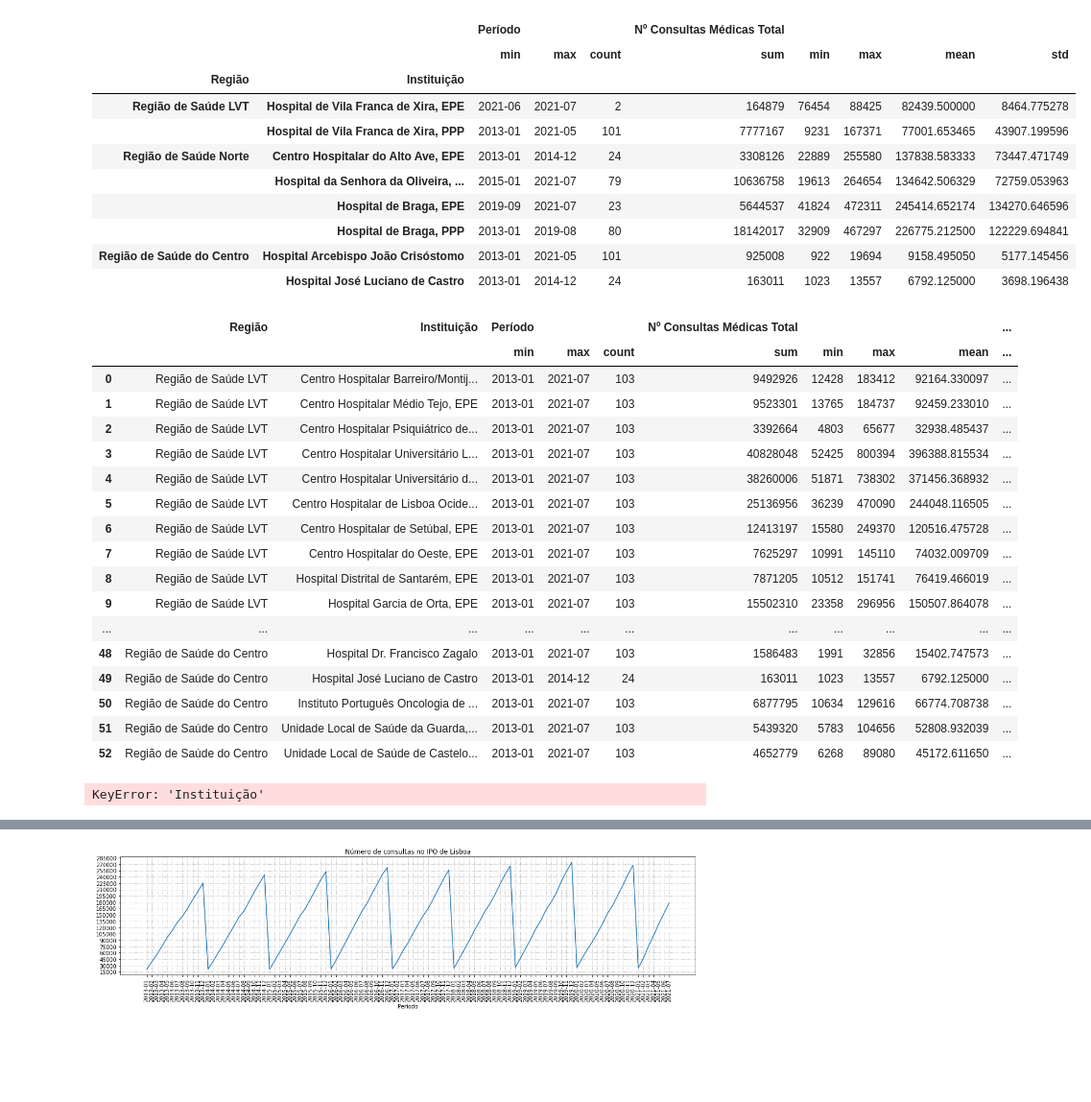
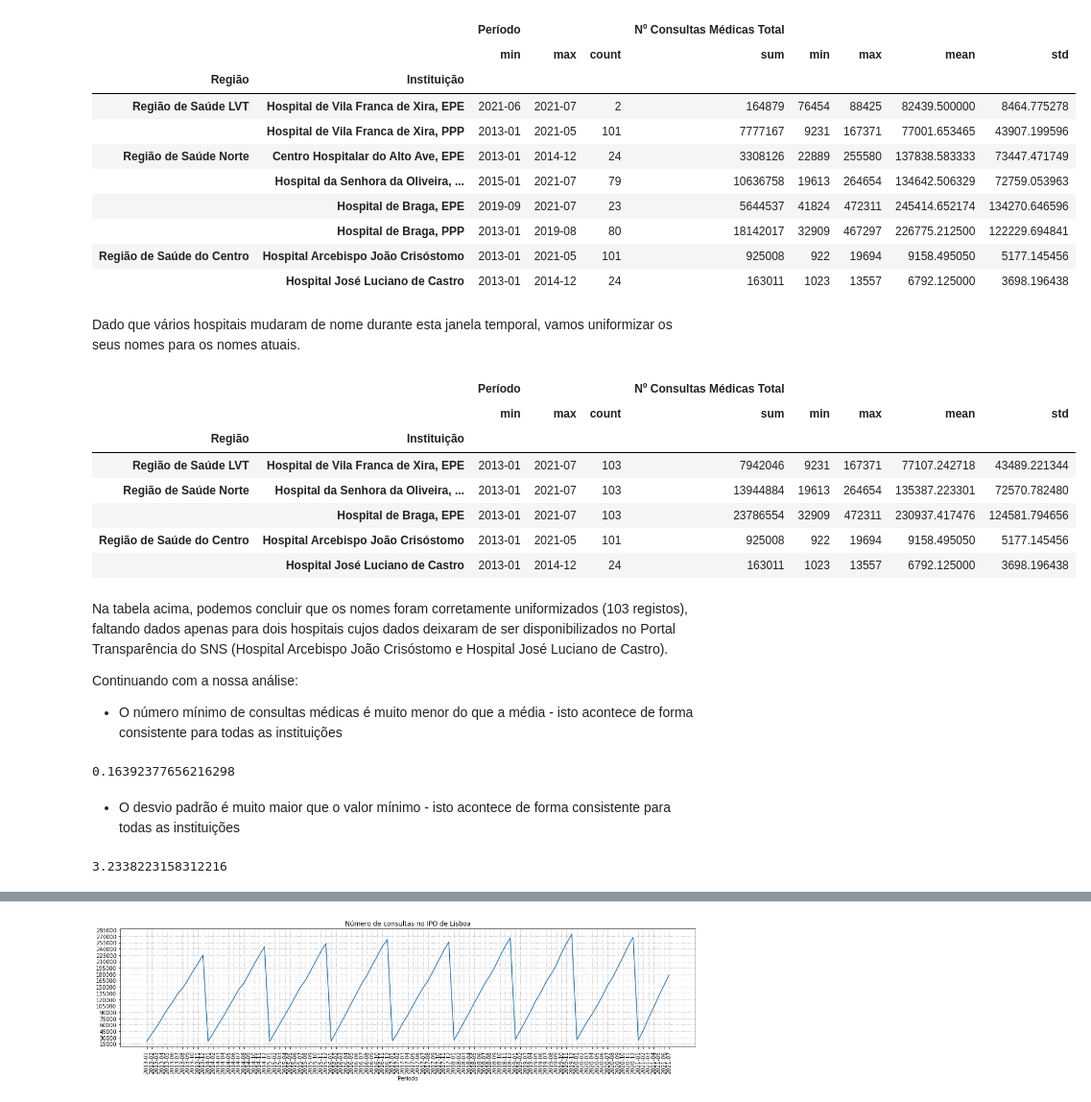
Before and after one commit to zevarela/dssg, a Jupyter notebook: Tutorial_DSSG_2021-06.ipynb, the cells around one changed output, grey strips where cells are left out. Shown at 96% size. Cells and saved outputs as stored; diff of their text form; code cells hidden in the pictures; blank space fills up the shorter version.

```diff
--- a/Tutorial_DSSG_2021-06.ipynb
+++ b/Tutorial_DSSG_2021-06.ipynb
@@ -159,35 +159,53 @@ df_grouped[df_grouped.loc[:, ('Período', 'count')] != 103]
 |  | Hospital de Braga, PPP | 2013-01 | 2019-08 | 80 | 18142017 | 32909 | 467297 | 226775.212500 | 122229.694841 |
 | Região de Saúde do Centro | Hospital Arcebispo João Crisóstomo | 2013-01 | 2021-05 | 101 | 925008 | 922 | 19694 | 9158.495050 | 5177.145456 |
 |  | Hospital José Luciano de Castro | 2013-01 | 2014-12 | 24 | 163011 | 1023 | 13557 | 6792.125000 | 3698.196438 |
-# %%
-df_grouped = df_grouped.reset_index(drop=False)
-# %% [output]
-|  | Região | Instituição | Período |  |  | Nº Consultas Médicas Total |  |  |  | ... |
-|  |  |  | min | max | count | sum | min | max | mean | ... |
-| 0 | Região de Saúde LVT | Centro Hospitalar Barreiro/Montij... | 2013-01 | 2021-07 | 103 | 9492926 | 12428 | 183412 | 92164.330097 | ... |
-| 1 | Região de Saúde LVT | Centro Hospitalar Médio Tejo, EPE | 2013-01 | 2021-07 | 103 | 9523301 | 13765 | 184737 | 92459.233010 | ... |
-| 2 | Região de Saúde LVT | Centro Hospitalar Psiquiátrico de... | 2013-01 | 2021-07 | 103 | 3392664 | 4803 | 65677 | 32938.485437 | ... |
-| 3 | Região de Saúde LVT | Centro Hospitalar Universitário L... | 2013-01 | 2021-07 | 103 | 40828048 | 52425 | 800394 | 396388.815534 | ... |
-| 4 | Região de Saúde LVT | Centro Hospitalar Universitário d... | 2013-01 | 2021-07 | 103 | 38260006 | 51871 | 738302 | 371456.368932 | ... |
-| 5 | Região de Saúde LVT | Centro Hospitalar de Lisboa Ocide... | 2013-01 | 2021-07 | 103 | 25136956 | 36239 | 470090 | 244048.116505 | ... |
-| 6 | Região de Saúde LVT | Centro Hospitalar de Setúbal, EPE | 2013-01 | 2021-07 | 103 | 12413197 | 15580 | 249370 | 120516.475728 | ... |
-| 7 | Região de Saúde LVT | Centro Hospitalar do Oeste, EPE | 2013-01 | 2021-07 | 103 | 7625297 | 10991 | 145110 | 74032.009709 | ... |
-| 8 | Região de Saúde LVT | Hospital Distrital de Santarém, EPE | 2013-01 | 2021-07 | 103 | 7871205 | 10512 | 151741 | 76419.466019 | ... |
-| 9 | Região de Saúde LVT | Hospital Garcia de Orta, EPE | 2013-01 | 2021-07 | 103 | 15502310 | 23358 | 296956 | 150507.864078 | ... |
-| ... | ... | ... | ... | ... | ... | ... | ... | ... | ... | ... |
-| 48 | Região de Saúde do Centro | Hospital Dr. Francisco Zagalo | 2013-01 | 2021-07 | 103 | 1586483 | 1991 | 32856 | 15402.747573 | ... |
-| 49 | Região de Saúde do Centro | Hospital José Luciano de Castro | 2013-01 | 2014-12 | 24 | 163011 | 1023 | 13557 | 6792.125000 | ... |
-| 50 | Região de Saúde do Centro | Instituto Português Oncologia de ... | 2013-01 | 2021-07 | 103 | 6877795 | 10634 | 129616 | 66774.708738 | ... |
-| 51 | Região de Saúde do Centro | Unidade Local de Saúde da Guarda,... | 2013-01 | 2021-07 | 103 | 5439320 | 5783 | 104656 | 52808.932039 | ... |
-| 52 | Região de Saúde do Centro | Unidade Local de Saúde de Castelo... | 2013-01 | 2021-07 | 103 | 4652779 | 6268 | 89080 | 45172.611650 | ... |
-# %%
-old_name_map = {
-    "Hospital de Vila Franca de Xira, PPP": "Hospital de Vila Franca de Xira, EPE",
-    "Centro Hospitalar do Alto Ave, EPE": "Hospital da Senhora da Oliveira, Guimarães, EPE",
-    "Hospital de Braga, PPP": "Hospital de Braga, EPE"
-}
-
-df_grouped["x"] = df_grouped["Instituição"].applymap(old_name_map)
-# %% [output]
-KeyError: 'Instituição'
+# %% [markdown]
+Dado que vários hospitais mudaram de nome durante esta janela temporal, vamos uniformizar os seus nomes para os nomes atuais.
+# %%
+old_name_map = {i:i for i in df_hosp["Instituição"].unique()}
+
+old_name_map.update({
+    "Hospital de Vila Franca de Xira, PPP": "Hospital de Vila Franca de Xira, EPE",
+    "Centro Hospitalar do Alto Ave, EPE": "Hospital da Senhora da Oliveira, Guimarães, EPE",
+    "Hospital de Braga, PPP": "Hospital de Braga, EPE"
+})
+
+df_hosp["Instituição"] = df_hosp["Instituição"].map(old_name_map)
+
+
+df_grouped = df_hosp.groupby(['Região','Instituição']).agg({
+    'Período' : ['min', 'max', 'count'],
+    'Nº Consultas Médicas Total':['sum', 'min', 'max', 'mean','std']}).copy()
+
+df_grouped.loc[
+    (["Região de Saúde LVT", "Região de Saúde Norte", "Região de Saúde do Centro"],
+     ["Hospital de Vila Franca de Xira, EPE", "Hospital de Vila Franca de Xira, PPP",
+      "Centro Hospitalar do Alto Ave, EPE", "Hospital da Senhora da Oliveira, Guimarães, EPE",
+      "Hospital de Braga, PPP", "Hospital de Braga, EPE",
+      "Hospital Arcebispo João Crisóstomo",
+      "Hospital José Luciano de Castro"]), :]
+# %% [output]
+|  |  | Período |  |  | Nº Consultas Médicas Total |  |  |  |  |
+|  |  | min | max | count | sum | min | max | mean | std |
+| Região | Instituição |  |  |  |  |  |  |  |  |
+| Região de Saúde LVT | Hospital de Vila Franca de Xira, EPE | 2013-01 | 2021-07 | 103 | 7942046 | 9231 | 167371 | 77107.242718 | 43489.221344 |
+| Região de Saúde Norte | Hospital da Senhora da Oliveira, ... | 2013-01 | 2021-07 | 103 | 13944884 | 19613 | 264654 | 135387.223301 | 72570.782480 |
+|  | Hospital de Braga, EPE | 2013-01 | 2021-07 | 103 | 23786554 | 32909 | 472311 | 230937.417476 | 124581.794656 |
+| Região de Saúde do Centro | Hospital Arcebispo João Crisóstomo | 2013-01 | 2021-05 | 101 | 925008 | 922 | 19694 | 9158.495050 | 5177.145456 |
+|  | Hospital José Luciano de Castro | 2013-01 | 2014-12 | 24 | 163011 | 1023 | 13557 | 6792.125000 | 3698.196438 |
+# %% [markdown]
+Na tabela acima, podemos concluir que os nomes foram corretamente uniformizados (103 registos), faltando dados apenas para dois hospitais cujos dados deixaram de ser disponibilizados no Portal Transparência do SNS (Hospital Arcebispo João Crisóstomo e Hospital José Luciano de Castro).
+
+Continuando com a nossa análise:
+* O número mínimo de consultas médicas é muito menor do que a média - isto acontece de forma consistente para todas as instituições
+# %%
+(df_grouped.loc[:, ("Nº Consultas Médicas Total", "min")]/df_grouped.loc[:, ("Nº Consultas Médicas Total", "mean")]).max()
+# %% [output]
+0.16392377656216298
+# %% [markdown]
+* O desvio padrão é muito maior que o valor mínimo - isto acontece de forma consistente para todas as instituições
+# %%
+(df_grouped.loc[:, ("Nº Consultas Médicas Total", "std")]/df_grouped.loc[:, ("Nº Consultas Médicas Total", "min")]).min()
+# %% [output]
+3.2338223158312216
 # %% [markdown]
```
Also changed, not shown: parts of 4 cells of this notebook.
